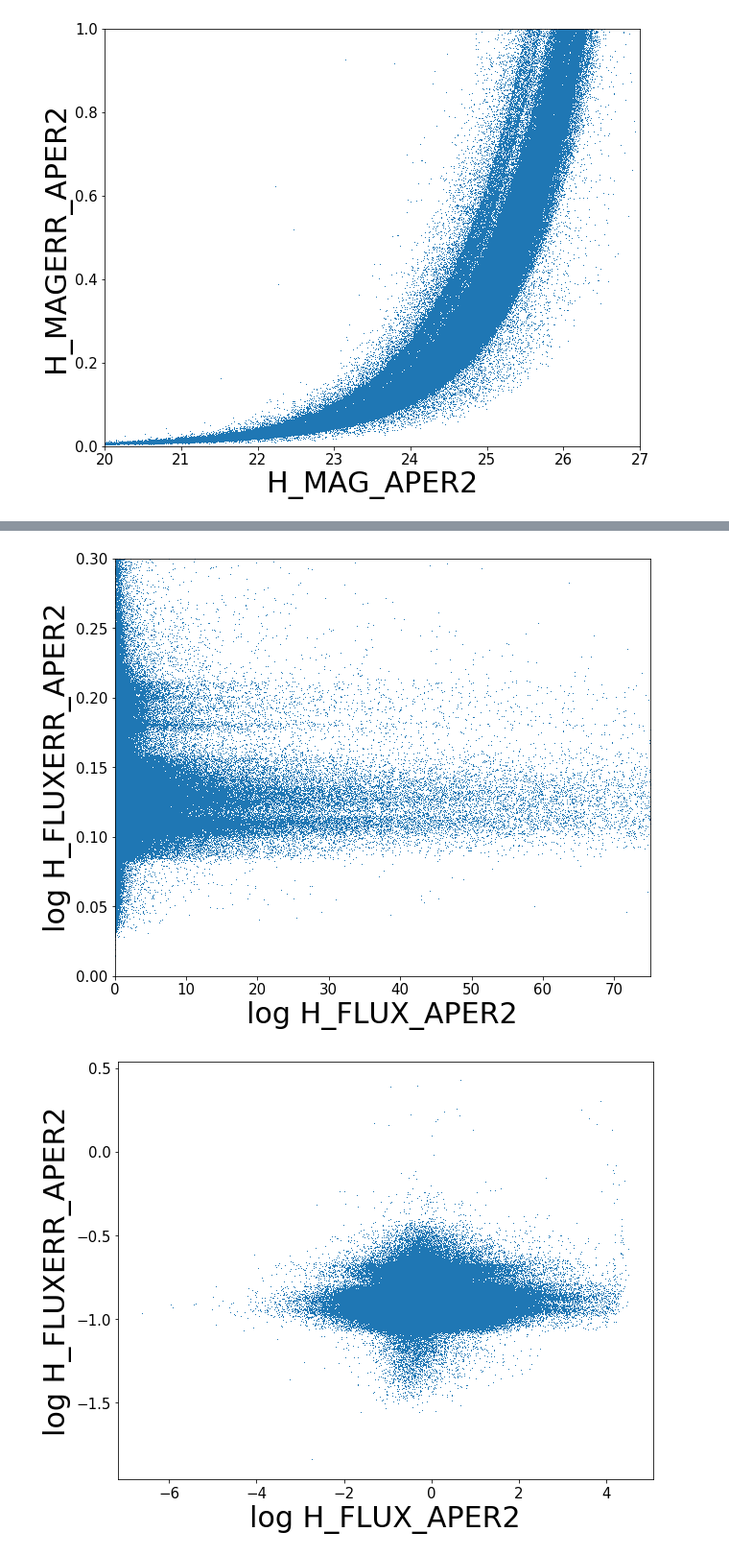
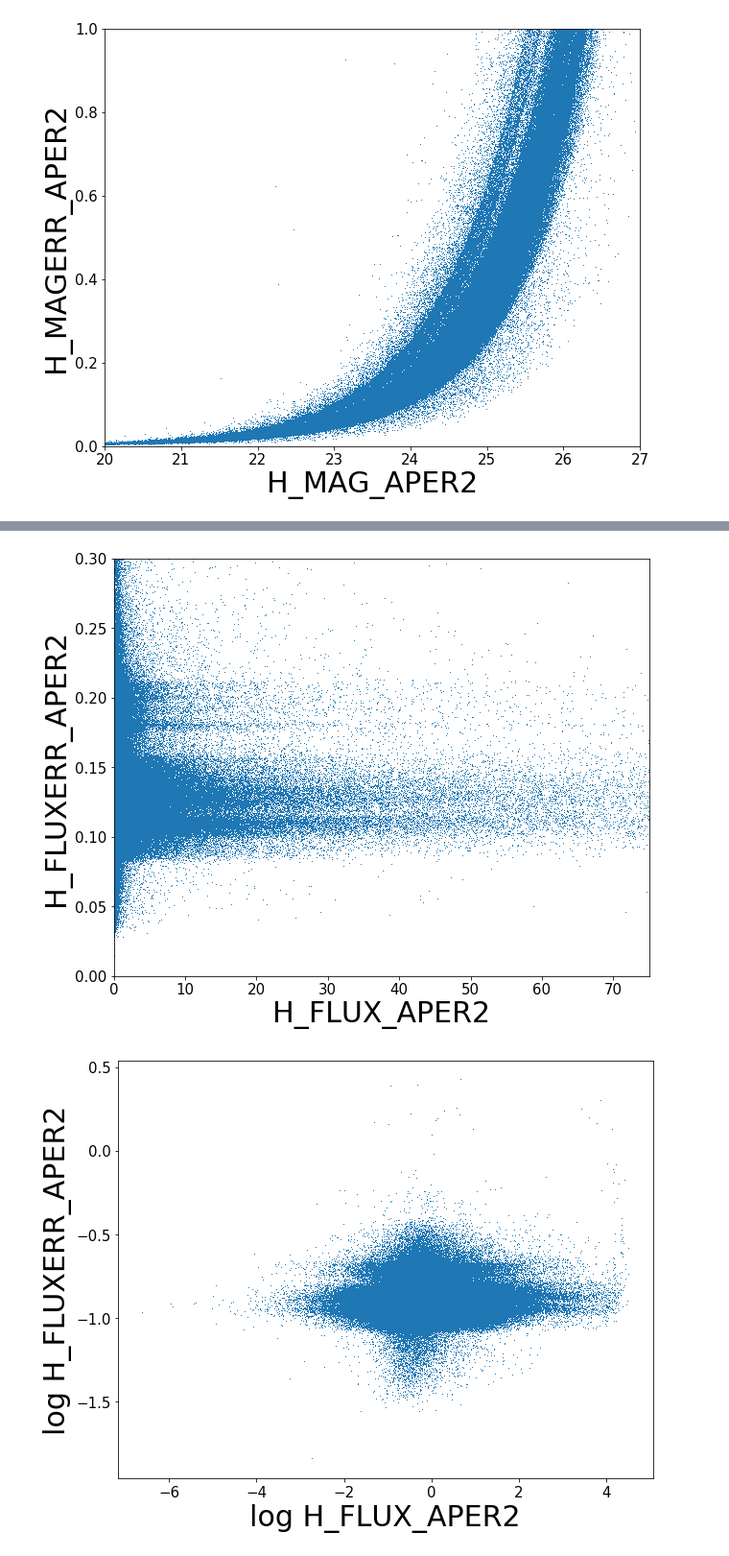
Before and after one commit to GiorgioManzoni/VIPERS_GALFORM, a Jupyter notebook: 018_READ_COSMOS.ipynb, the cells around one changed output, grey strips where cells are left out. Shown at 96% size. Saved outputs shown, nothing was run; the diff lists cells and outputs as text; code cells hidden in the pictures.

```diff
--- a/018_READ_COSMOS.ipynb
+++ b/018_READ_COSMOS.ipynb
@@ -213,19 +262,19 @@ plt.show()
 # %%
 plt.figure(figsize=(10,8))
 #plt.plot(cat['H_MAG_APER2'][(cat['H_MAG_APER2']>0.)&(cat['H_MAG_APER2']<30.)],cat['H_MAGERR_APER2'][(cat['H_MAG_APER2']>0.)&(cat['H_MAG_APER2']<30.)],",")
 plt.plot(cat['H_FLUX_APER2'][(cat['H_FLUXERR_APER2']>0.)],cat['H_FLUXERR_APER2'][(cat['H_FLUXERR_APER2']>0.)],",")
 
 
 plt.xlim(0.,75.)
 plt.ylim(0.,0.3)
 
-plt.xlabel('log H_FLUX_APER2',fontsize=30)
-plt.ylabel('log H_FLUXERR_APER2',fontsize=30)
+plt.xlabel('H_FLUX_APER2',fontsize=30)
+plt.ylabel('H_FLUXERR_APER2',fontsize=30)
 plt.tick_params(labelsize=15)
 plt.savefig('../plots/018/COSMOS_FLUX_ERROR_H.png')
 plt.show()
 # %% [output]
-[figure, old version]
+[figure, new version]
 # %%
 plt.figure(figsize=(10,8))
 #plt.plot(cat['H_MAG_APER2'][(cat['H_MAG_APER2']>0.)&(cat['H_MAG_APER2']<30.)],cat['H_MAGERR_APER2'][(cat['H_MAG_APER2']>0.)&(cat['H_MAG_APER2']<30.)],",")
```
Also changed, not shown: parts of 10 cells of this notebook.
